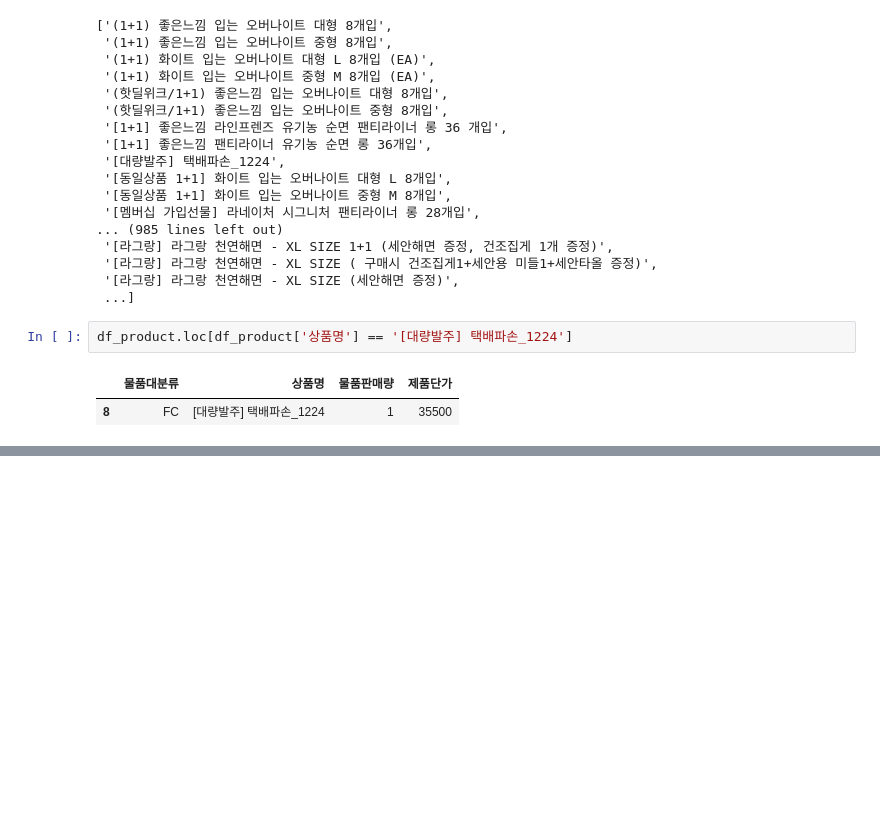
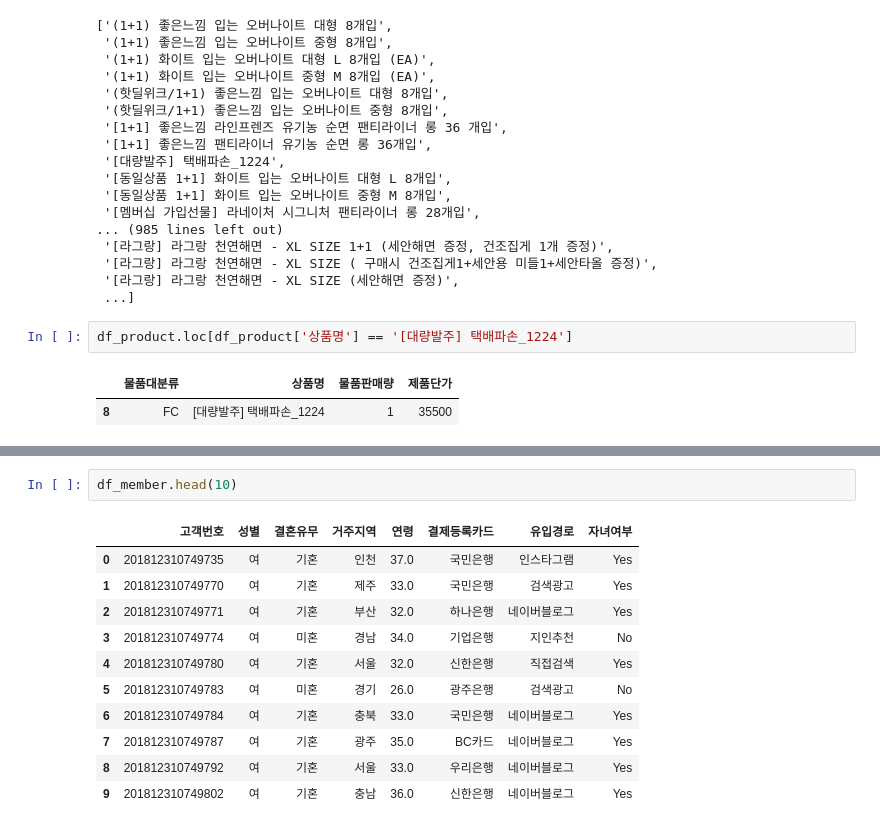
Before and after one commit to raneeKim/SW_CAMP, a Jupyter notebook: ML_Project2/자료확인.ipynb, the cells around one changed output, grey strips where cells are left out. Saved outputs shown, nothing was run; the diff lists cells and outputs as text; blank space fills up the shorter version.

```diff
--- a/ML_Project2/자료확인.ipynb
+++ b/ML_Project2/자료확인.ipynb
@@ -115,0 +131,14 @@ df_product.loc[df_product['상품명'] == '[대량발주] 택배파손_1224']
+# %%
+df_member.head(10)
+# %% [output]
+|  | 고객번호 | 성별 | 결혼유무 | 거주지역 | 연령 | 결제등록카드 | 유입경로 | 자녀여부 |
+| 0 | 201812310749735 | 여 | 기혼 | 인천 | 37.0 | 국민은행 | 인스타그램 | Yes |
+| 1 | 201812310749770 | 여 | 기혼 | 제주 | 33.0 | 국민은행 | 검색광고 | Yes |
+| 2 | 201812310749771 | 여 | 기혼 | 부산 | 32.0 | 하나은행 | 네이버블로그 | Yes |
+| 3 | 201812310749774 | 여 | 미혼 | 경남 | 34.0 | 기업은행 | 지인추천 | No |
+| 4 | 201812310749780 | 여 | 기혼 | 서울 | 32.0 | 신한은행 | 직접검색 | Yes |
+| 5 | 201812310749783 | 여 | 미혼 | 경기 | 26.0 | 광주은행 | 검색광고 | No |
+| 6 | 201812310749784 | 여 | 기혼 | 충북 | 33.0 | 국민은행 | 네이버블로그 | Yes |
+| 7 | 201812310749787 | 여 | 기혼 | 광주 | 35.0 | BC카드 | 네이버블로그 | Yes |
+| 8 | 201812310749792 | 여 | 기혼 | 서울 | 33.0 | 우리은행 | 네이버블로그 | Yes |
+| 9 | 201812310749802 | 여 | 기혼 | 충남 | 36.0 | 신한은행 | 네이버블로그 | Yes |
```
Also changed, not shown: parts of 3 cells of this notebook, 3 other files.
